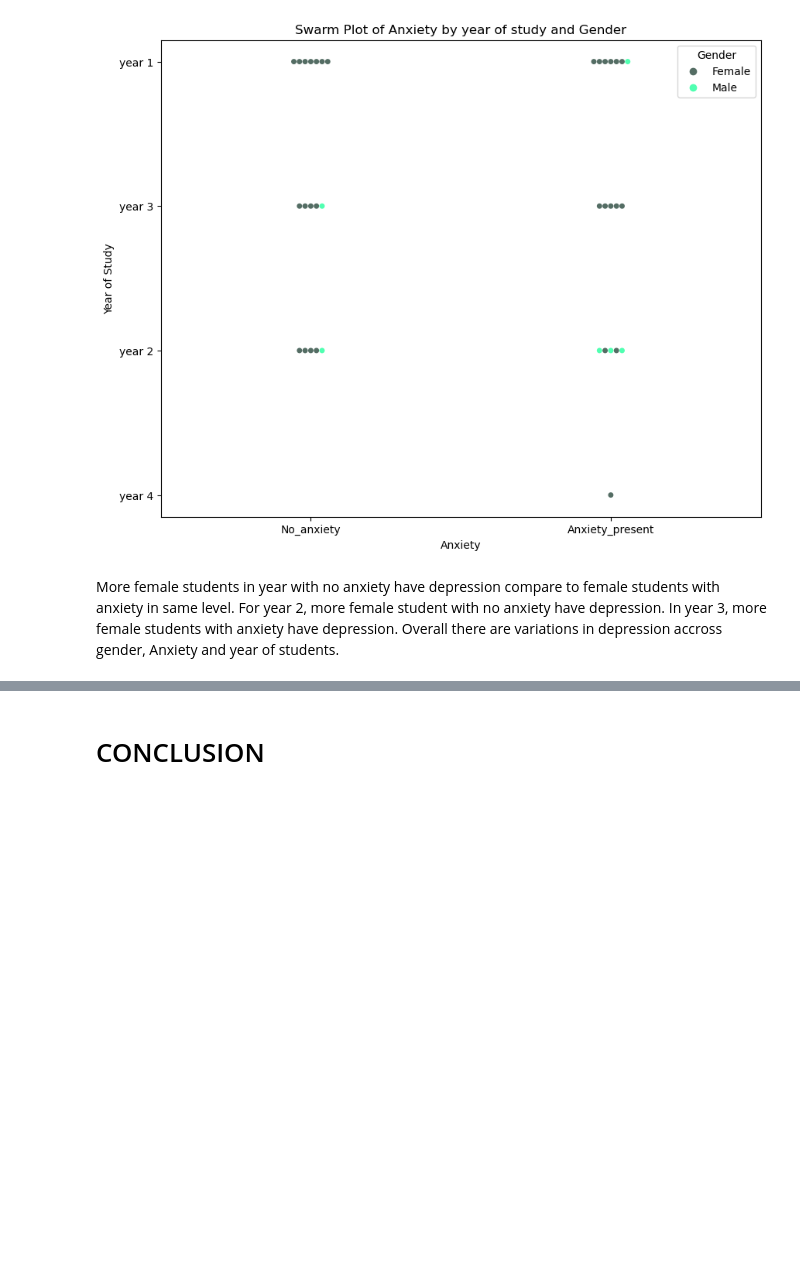
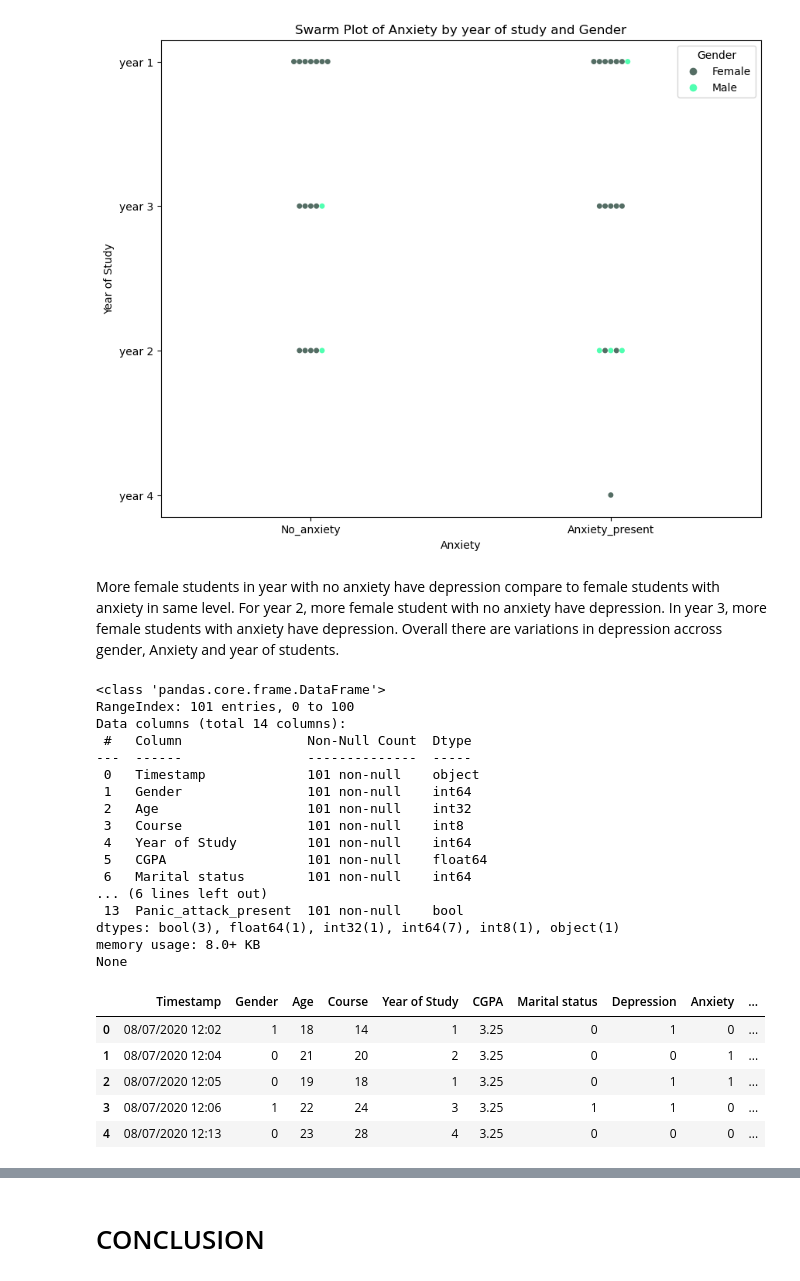
Before and after one commit to GiaSoon2000/Python-Project, a Jupyter notebook: analysis-of-student-mental-health.ipynb, the cells around one changed output, grey strips where cells are left out. Drawn from its saved outputs; the diff is of its cells as text; code cells hidden in the pictures; blank space fills up the shorter version.

```diff
--- a/analysis-of-student-mental-health.ipynb
+++ b/analysis-of-student-mental-health.ipynb
@@ -685,3 +691,33 @@ plt.show()
 [figure]
 # %% [markdown]
 More female students in year with no anxiety have depression compare to female students with anxiety in same level. For year 2, more female student with no anxiety have depression. In year 3, more female students with anxiety have depression. Overall there are variations in depression accross gender, Anxiety and year of students.
+# %%
+# Check the structure of cdata to confirm it is ready for correlation
+print(cdata.info())
+
+# Preview the first few rows
+cdata.head()
+# %% [output]
+<class 'pandas.core.frame.DataFrame'>
+RangeIndex: 101 entries, 0 to 100
+Data columns (total 14 columns):
+ #   Column                Non-Null Count  Dtype
+---  ------                --------------  -----
+ 0   Timestamp             101 non-null    object
+ 1   Gender                101 non-null    int64
+ 2   Age                   101 non-null    int32
+ 3   Course                101 non-null    int8
+ 4   Year of Study         101 non-null    int64
+ 5   CGPA                  101 non-null    float64
+ 6   Marital status        101 non-null    int64
+... (6 lines left out)
+ 13  Panic_attack_present  101 non-null    bool
+dtypes: bool(3), float64(1), int32(1), int64(7), int8(1), object(1)
+memory usage: 8.0+ KB
+None
+|  | Timestamp | Gender | Age | Course | Year of Study | CGPA | Marital status | Depression | Anxiety | ... |
+| 0 | 08/07/2020 12:02 | 1 | 18 | 14 | 1 | 3.25 | 0 | 1 | 0 | ... |
+| 1 | 08/07/2020 12:04 | 0 | 21 | 20 | 2 | 3.25 | 0 | 0 | 1 | ... |
+| 2 | 08/07/2020 12:05 | 0 | 19 | 18 | 1 | 3.25 | 0 | 1 | 1 | ... |
+| 3 | 08/07/2020 12:06 | 1 | 22 | 24 | 3 | 3.25 | 1 | 1 | 0 | ... |
+| 4 | 08/07/2020 12:13 | 0 | 23 | 28 | 4 | 3.25 | 0 | 0 | 0 | ... |
```
Also changed, not shown: parts of 13 cells of this notebook, 3 other files.
